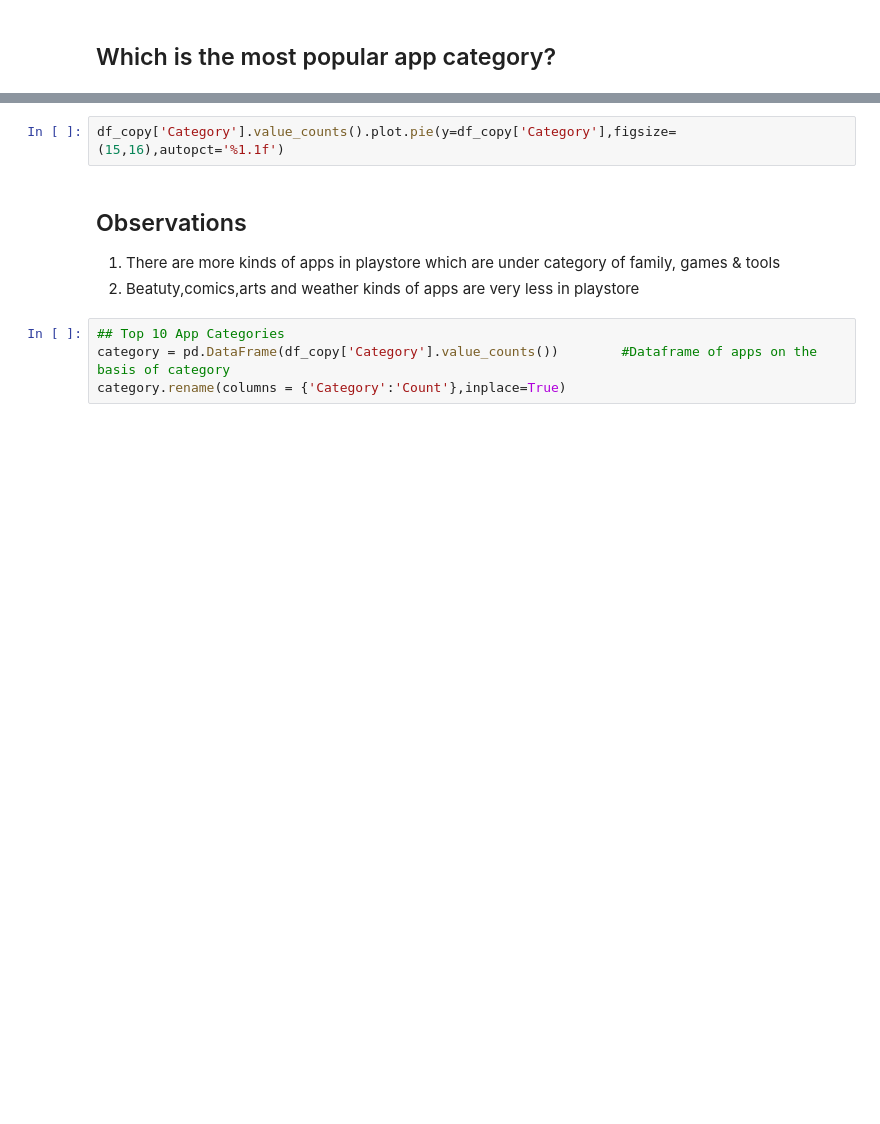
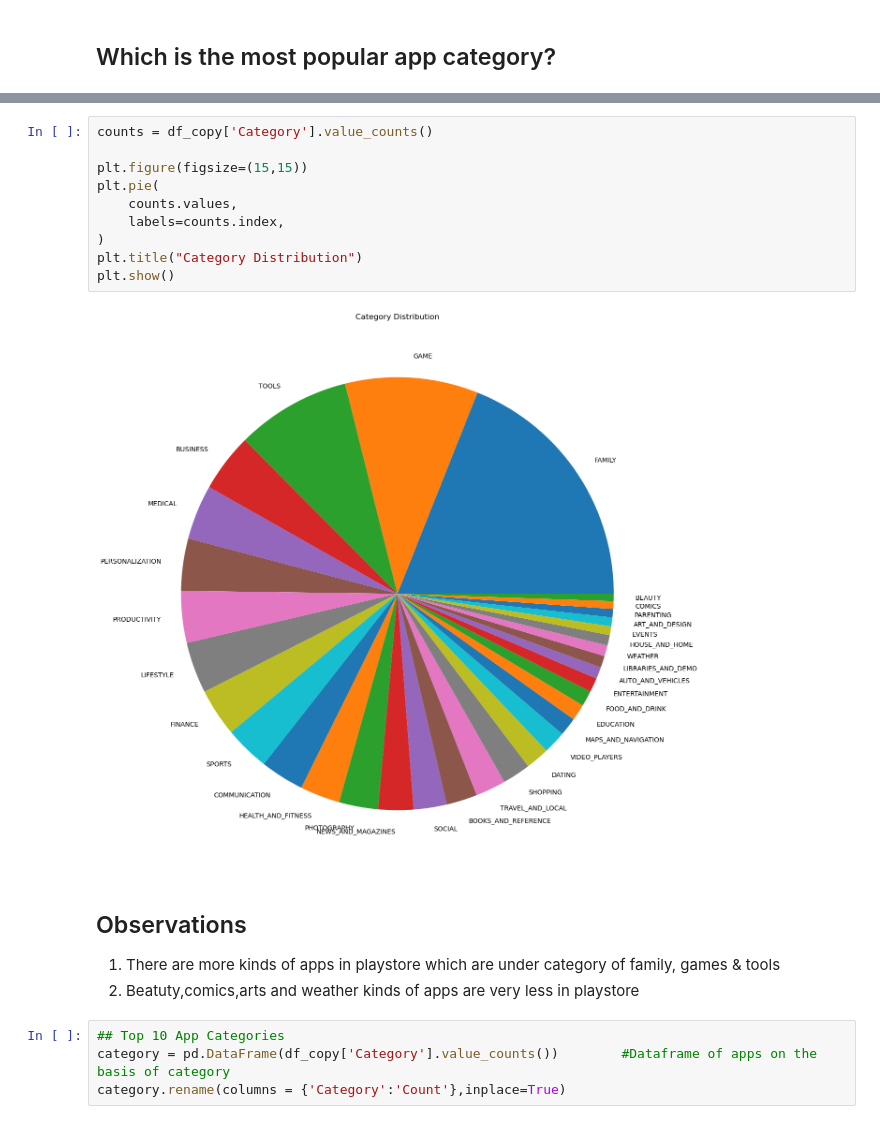
Before and after one commit to Milind1234/DS_ML_DL_NLP, a Jupyter notebook: 03_EDA_(Exploratory_Data_Analysis)/03_EDA_FE_Google_Playstore.ipynb, the cells around one changed output, grey strips where cells are left out. Drawn from its saved outputs; the diff is of its cells as text; blank space fills up the shorter version.

```diff
--- a/03_EDA_(Exploratory_Data_Analysis)/03_EDA_FE_Google_Playstore.ipynb
+++ b/03_EDA_(Exploratory_Data_Analysis)/03_EDA_FE_Google_Playstore.ipynb
@@ -426,5 +464,15 @@ df_copy.head(2)
 # %%
-df_copy['Category'].value_counts().plot.pie(y=df_copy['Category'],figsize=(15,16),autopct='%1.1f')
+counts = df_copy['Category'].value_counts()
+
+plt.figure(figsize=(15,15))
+plt.pie(
+    counts.values,
+    labels=counts.index,
+)
+plt.title("Category Distribution")
+plt.show()
+# %% [output]
+[figure, added]
 # %% [markdown]
 ## Observations
 
```
Also changed, not shown: parts of 18 cells of this notebook.
